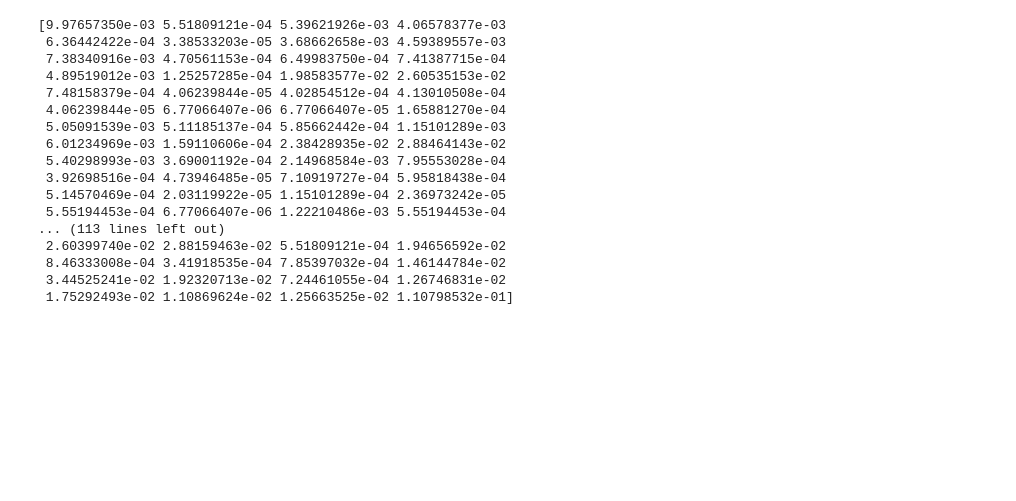
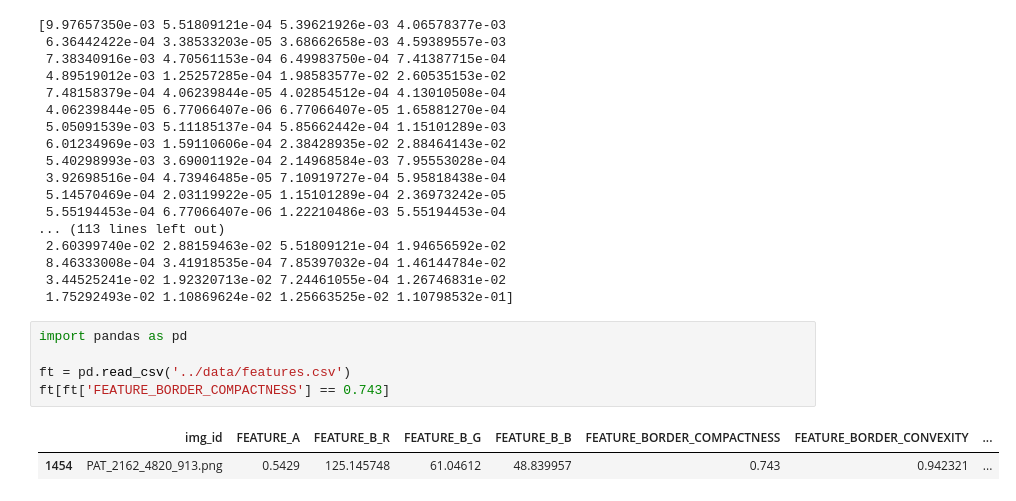
Before and after one commit to CzescBartek/2026-PDS-Capibaras, a Jupyter notebook: src/Untitled-2.ipynb, the cells around one changed output. Drawn from its saved outputs; the diff is of its cells as text; blank space fills up the shorter version.

Commit message:
Fixing border feature

```diff
--- a/src/Untitled-2.ipynb
+++ b/src/Untitled-2.ipynb
@@ -203,3 +203,11 @@ print(fast_lbp_synchronized(img_org))
  8.46333008e-04 3.41918535e-04 7.85397032e-04 1.46144784e-02
  3.44525241e-02 1.92320713e-02 7.24461055e-04 1.26746831e-02
  1.75292493e-02 1.10869624e-02 1.25663525e-02 1.10798532e-01]
+# %%
+import pandas as pd
+
+ft = pd.read_csv('../data/features.csv')
+ft[ft['FEATURE_BORDER_COMPACTNESS'] == 0.743]
+# %% [output]
+|  | img_id | FEATURE_A | FEATURE_B_R | FEATURE_B_G | FEATURE_B_B | FEATURE_BORDER_COMPACTNESS | FEATURE_BORDER_CONVEXITY | ... |
+| 1454 | PAT_2162_4820_913.png | 0.5429 | 125.145748 | 61.04612 | 48.839957 | 0.743 | 0.942321 | ... |
```
Also changed, not shown: parts of 1 cell of this notebook, 14 other files.
